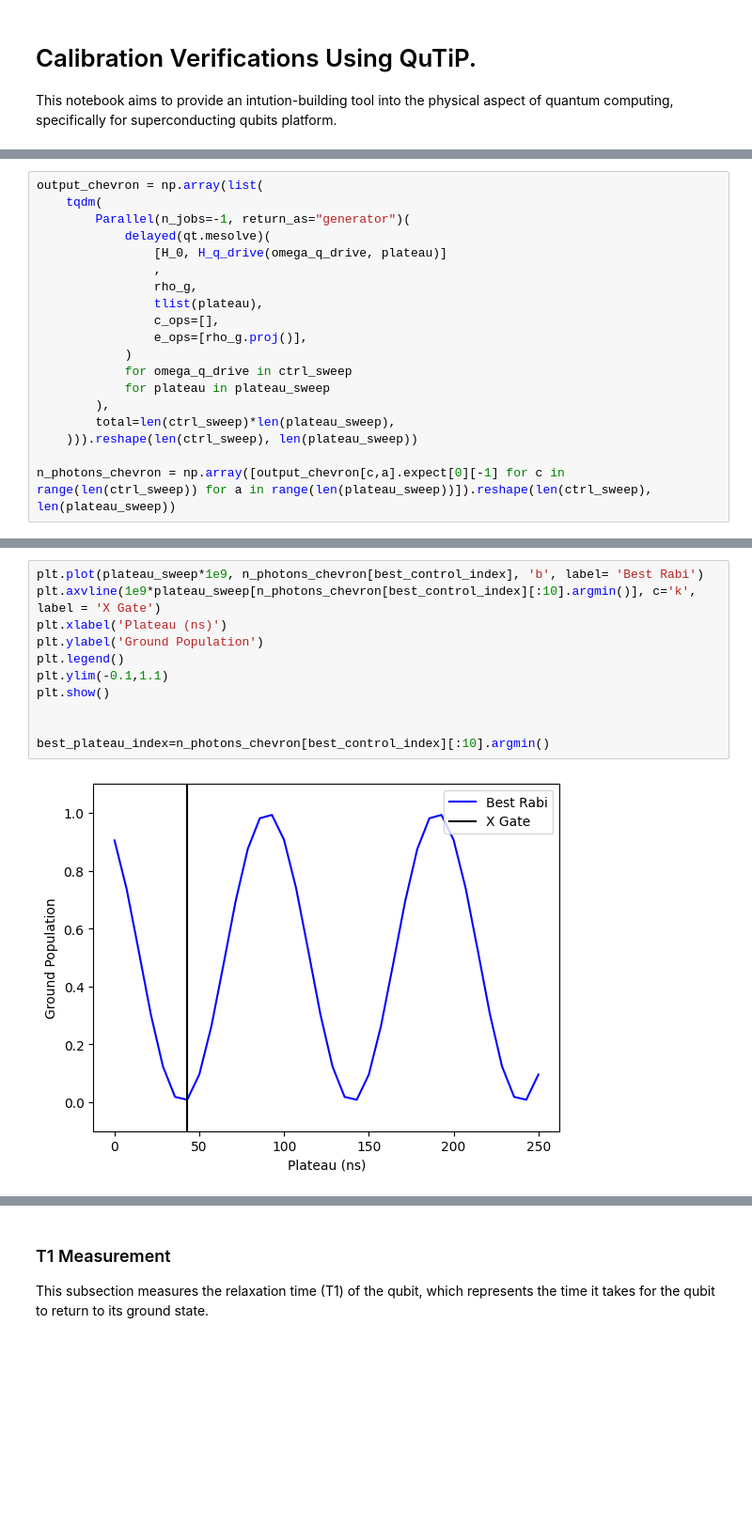
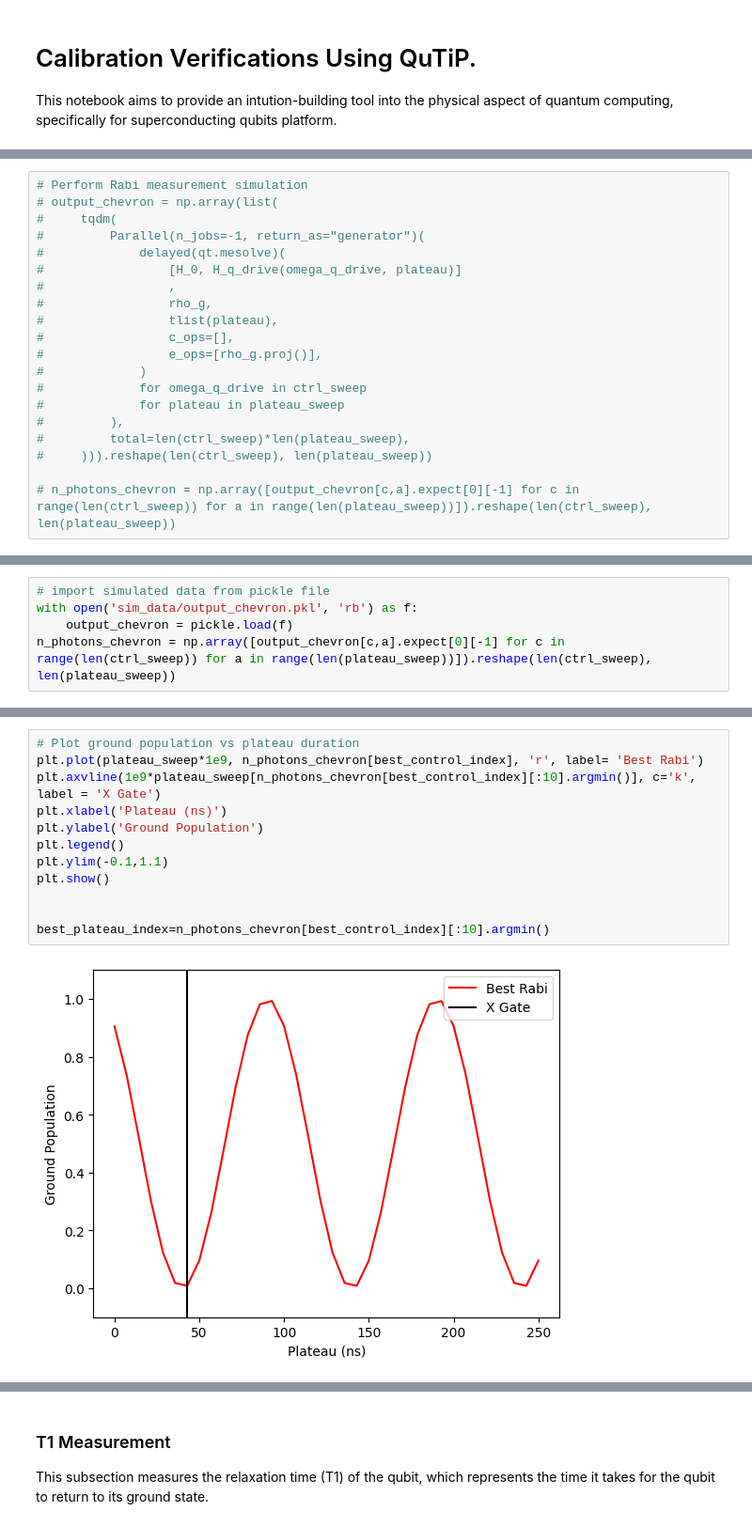
Before and after one commit to ibralyousef/UMQ-C4IR, a Jupyter notebook: C4IR_Workshop.ipynb, the cells around one changed output, grey strips where cells are left out. Shown at 94% size. Saved outputs shown, nothing was run; the diff lists cells and outputs as text; blank space fills up the shorter version.

```diff
--- a/C4IR_Workshop.ipynb
+++ b/C4IR_Workshop.ipynb
@@ -385,19 +477,20 @@ H_q_drive = lambda omega_drive, plateau : [amp * (q_op + q_op.dag()), lambda t:
 # %%
-output_chevron = np.array(list(
-    tqdm(
-        Parallel(n_jobs=-1, return_as="generator")(
-            delayed(qt.mesolve)(
-                [H_0, H_q_drive(omega_q_drive, plateau)]
-                ,
-                rho_g,
-                tlist(plateau),
-                c_ops=[],
-                e_ops=[rho_g.proj()],
-            )
-            for omega_q_drive in ctrl_sweep
-            for plateau in plateau_sweep
-        ),
-        total=len(ctrl_sweep)*len(plateau_sweep),
-    ))).reshape(len(ctrl_sweep), len(plateau_sweep))
+# Perform Rabi measurement simulation
+# output_chevron = np.array(list(
+#     tqdm(
+#         Parallel(n_jobs=-1, return_as="generator")(
+#             delayed(qt.mesolve)(
+#                 [H_0, H_q_drive(omega_q_drive, plateau)]
+#                 ,
+#                 rho_g,
+#                 tlist(plateau),
+#                 c_ops=[],
+#                 e_ops=[rho_g.proj()],
+#             )
+#             for omega_q_drive in ctrl_sweep
+#             for plateau in plateau_sweep
+#         ),
+#         total=len(ctrl_sweep)*len(plateau_sweep),
+#     ))).reshape(len(ctrl_sweep), len(plateau_sweep))
 
-n_photons_chevron = np.array([output_chevron[c,a].expect[0][-1] for c in range(len(ctrl_sweep)) for a in range(len(plateau_sweep))]).reshape(len(ctrl_sweep), len(plateau_sweep))
+# n_photons_chevron = np.array([output_chevron[c,a].expect[0][-1] for c in range(len(ctrl_sweep)) for a in range(len(plateau_sweep))]).reshape(len(ctrl_sweep), len(plateau_sweep))
@@ -404 +501,6 @@ n_photons_chevron = np.array([output_chevron[c,a].expect[0][-1] for c in range(l
+# %%
+# import simulated data from pickle file
+with open('sim_data/output_chevron.pkl', 'rb') as f:
+    output_chevron = pickle.load(f)
+n_photons_chevron = np.array([output_chevron[c,a].expect[0][-1] for c in range(len(ctrl_sweep)) for a in range(len(plateau_sweep))]).reshape(len(ctrl_sweep), len(plateau_sweep))
 # %%
@@ -431,16 +536,17 @@ plt.show()
 # %% [output]
 [figure]
 # %%
-plt.plot(plateau_sweep*1e9, n_photons_chevron[best_control_index], 'b', label= 'Best Rabi')
+# Plot ground population vs plateau duration
+plt.plot(plateau_sweep*1e9, n_photons_chevron[best_control_index], 'r', label= 'Best Rabi')
 plt.axvline(1e9*plateau_sweep[n_photons_chevron[best_control_index][:10].argmin()], c='k', label = 'X Gate')
 plt.xlabel('Plateau (ns)')
 plt.ylabel('Ground Population')
 plt.legend()
 plt.ylim(-0.1,1.1)
 plt.show()
 
 
 best_plateau_index=n_photons_chevron[best_control_index][:10].argmin()
 # %% [output]
-[figure, old version]
+[figure, new version]
 # %%
```
Also changed, not shown: parts of 47 cells of this notebook.
